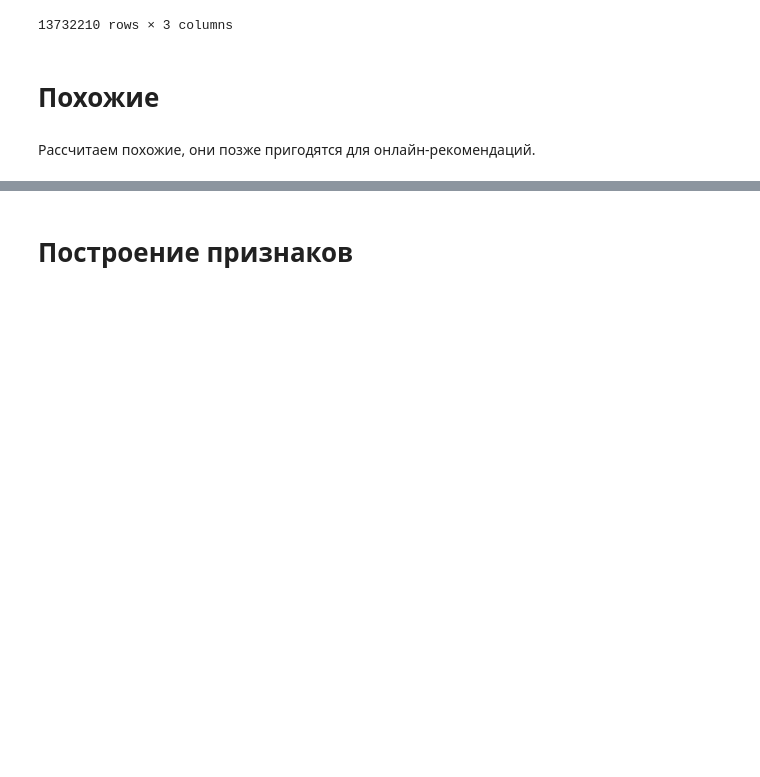
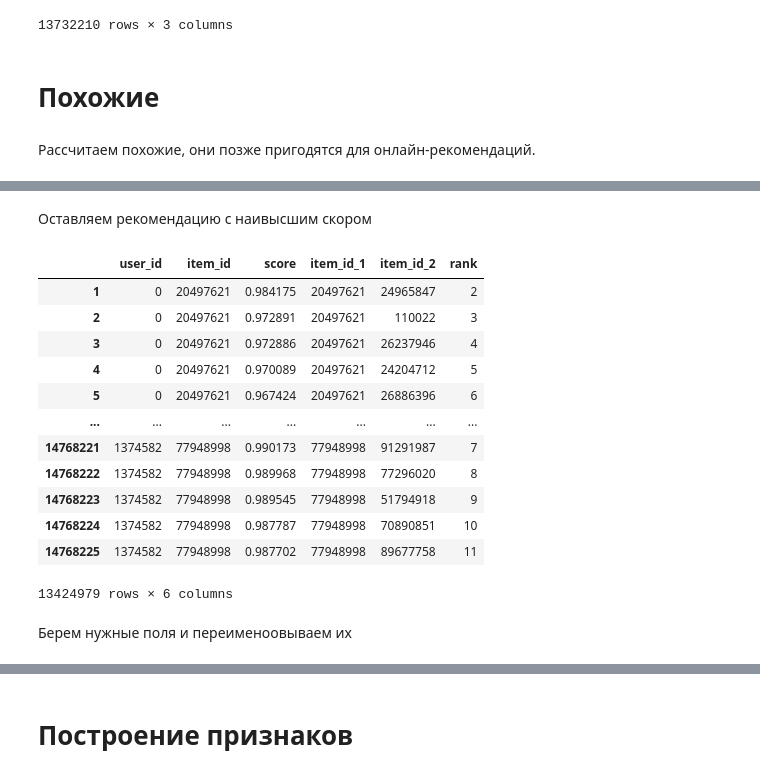
Before and after one commit to Artyom112/mle-project-sprint-4-v001, a Jupyter notebook: recommendations.ipynb, the cells around one changed output, grey strips where cells are left out. Saved outputs shown, nothing was run; the diff lists cells and outputs as text; code cells hidden in the pictures; blank space fills up the shorter version.

```diff
--- a/recommendations.ipynb
+++ b/recommendations.ipynb
@@ -654,0 +733,2 @@ similar_items.to_parquet("recommendations/similar.parquet")
+# %%
+similar_recs = pd.merge(events_train_last, similar_items, left_on="item_id", right_on="item_id_1", how="left")
@@ -654,0 +751,26 @@ similar_items.to_parquet("recommendations/similar.parquet")
+# %% [markdown]
+Оставляем рекомендацию с наивысшим скором
+# %%
+similar_recs['rank'] = similar_recs.groupby('user_id')['score'].rank(method='dense', ascending=False)
+# %%
+similar_recs["rank"] = similar_recs["rank"].apply(lambda x: int(x))
+# %%
+similar_recs = similar_recs[similar_recs["rank"] != 1]
+# %%
+similar_recs
+# %% [output]
+|  | user_id | item_id | score | item_id_1 | item_id_2 | rank |
+| 1 | 0 | 20497621 | 0.984175 | 20497621 | 24965847 | 2 |
+| 2 | 0 | 20497621 | 0.972891 | 20497621 | 110022 | 3 |
+| 3 | 0 | 20497621 | 0.972886 | 20497621 | 26237946 | 4 |
+| 4 | 0 | 20497621 | 0.970089 | 20497621 | 24204712 | 5 |
+| 5 | 0 | 20497621 | 0.967424 | 20497621 | 26886396 | 6 |
+| ... | ... | ... | ... | ... | ... | ... |
+| 14768221 | 1374582 | 77948998 | 0.990173 | 77948998 | 91291987 | 7 |
+| 14768222 | 1374582 | 77948998 | 0.989968 | 77948998 | 77296020 | 8 |
+| 14768223 | 1374582 | 77948998 | 0.989545 | 77948998 | 51794918 | 9 |
+| 14768224 | 1374582 | 77948998 | 0.987787 | 77948998 | 70890851 | 10 |
+| 14768225 | 1374582 | 77948998 | 0.987702 | 77948998 | 89677758 | 11 |
+13424979 rows × 6 columns
+# %% [markdown]
+Берем нужные поля и переименоовываем их
```
Also changed, not shown: parts of 186 cells of this notebook, 1 other file.
